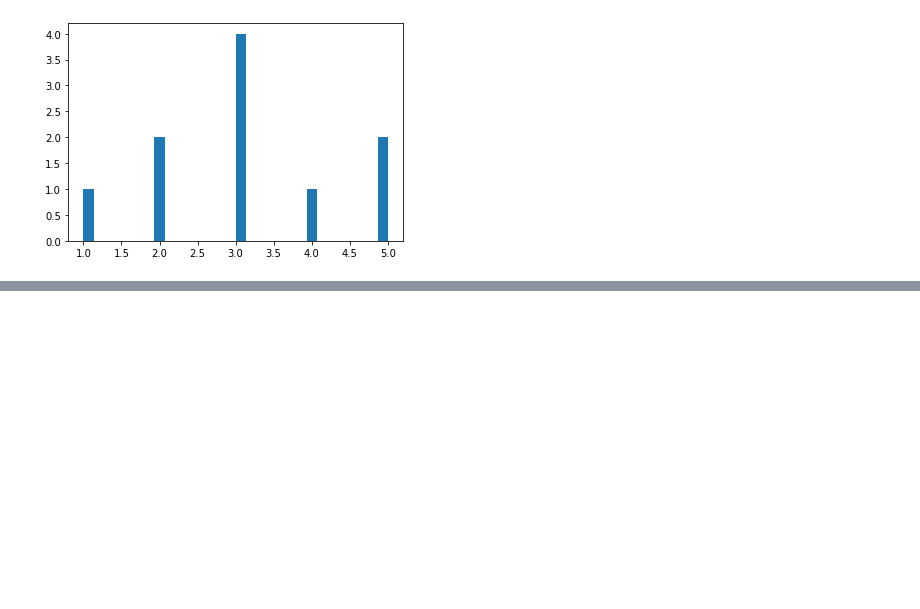
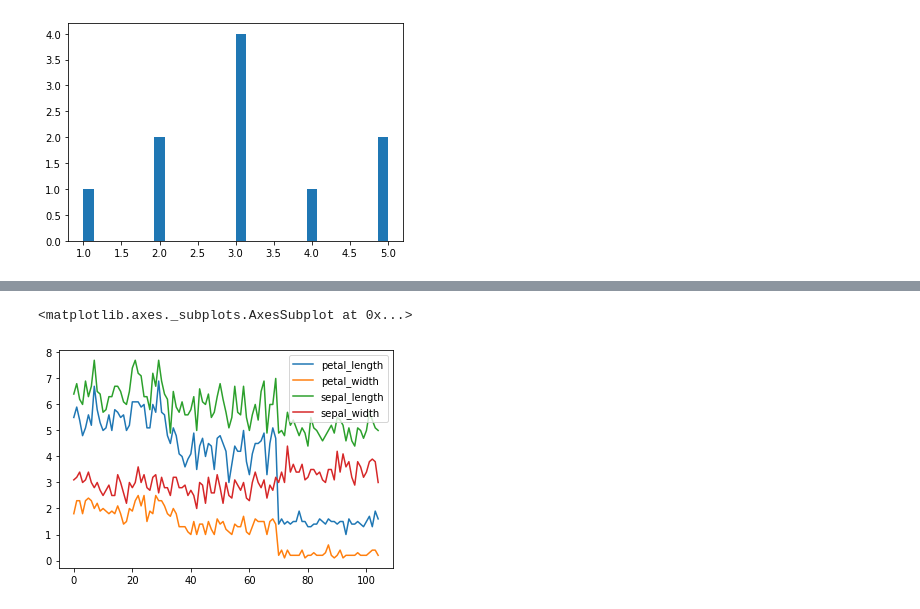
Before and after one commit to EngDeep/Machine_learning, a Jupyter notebook: AI_US_2020.ipynb, the cells around one changed output, grey strips where cells are left out. Cells and saved outputs as stored; diff of their text form; code cells hidden in the pictures; blank space fills up the shorter version.

```diff
--- a/AI_US_2020.ipynb
+++ b/AI_US_2020.ipynb
@@ -2035,0 +2635,5 @@ plt.show()
+# %%
+csvFile.plot()
+# %% [output]
+<matplotlib.axes._subplots.AxesSubplot at 0x...>
+[figure, added]
```
Also changed, not shown: parts of 90 cells of this notebook, 5 other files.
